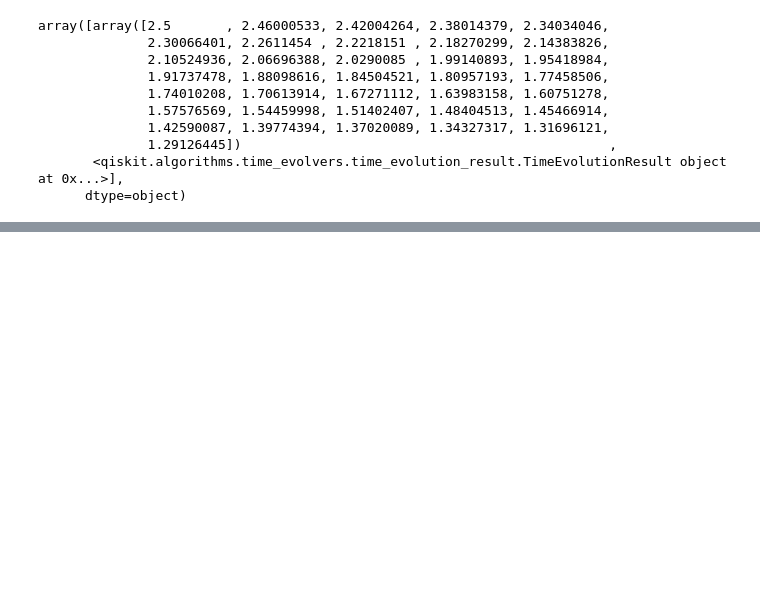
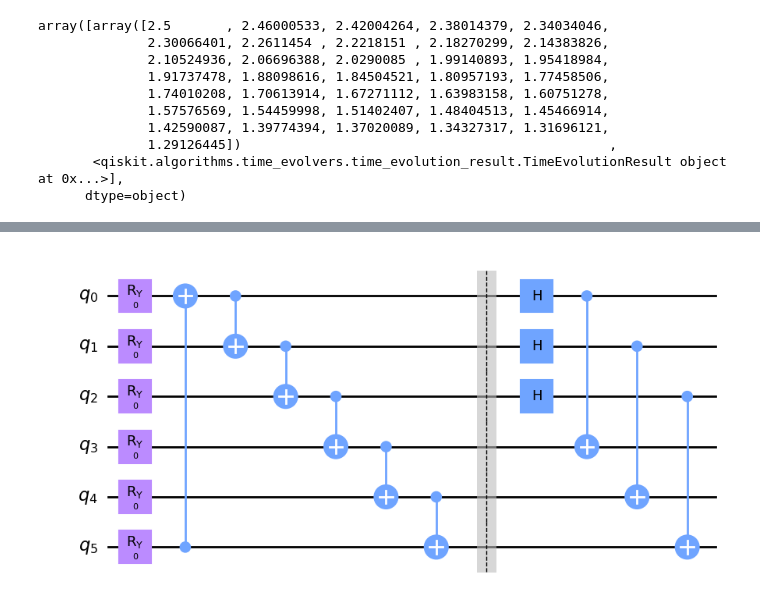
Before and after one commit to burakvarol123/Matrix-Models-with-Quantum-Computing, a Jupyter notebook: tryouts.ipynb, the cells around one changed output, grey strips where cells are left out. Drawn from its saved outputs; the diff is of its cells as text; code cells hidden in the pictures; blank space fills up the shorter version.

```diff
--- a/tryouts.ipynb
+++ b/tryouts.ipynb
@@ -100,0 +109,2 @@ array([array([2.5       , 2.46000533, 2.42004264, 2.38014379, 2.34034046,
+# %%
+evolution = create_distribution_2_varqite(3,1,hm2.hamiltonian(3,1,2),10)
@@ -100,0 +123,4 @@ array([array([2.5       , 2.46000533, 2.42004264, 2.38014379, 2.34034046,
+# %%
+an.ansatz_hadamard(6,1).bind_parameters(evolution.parameter_values[-1]).draw("mpl")
+# %% [output]
+[figure, added]
```
Also changed, not shown: parts of 7 cells of this notebook, 13 other files.
